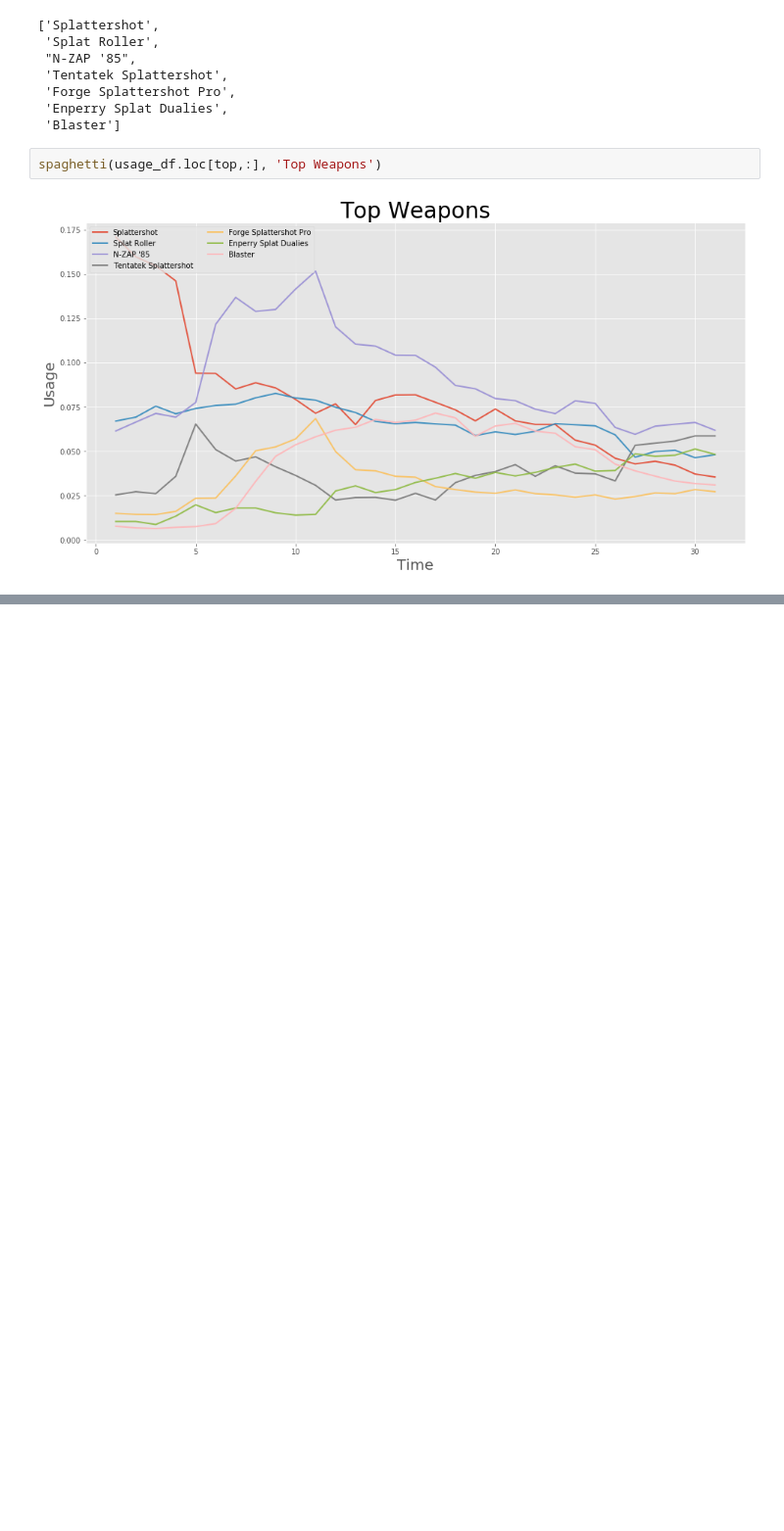
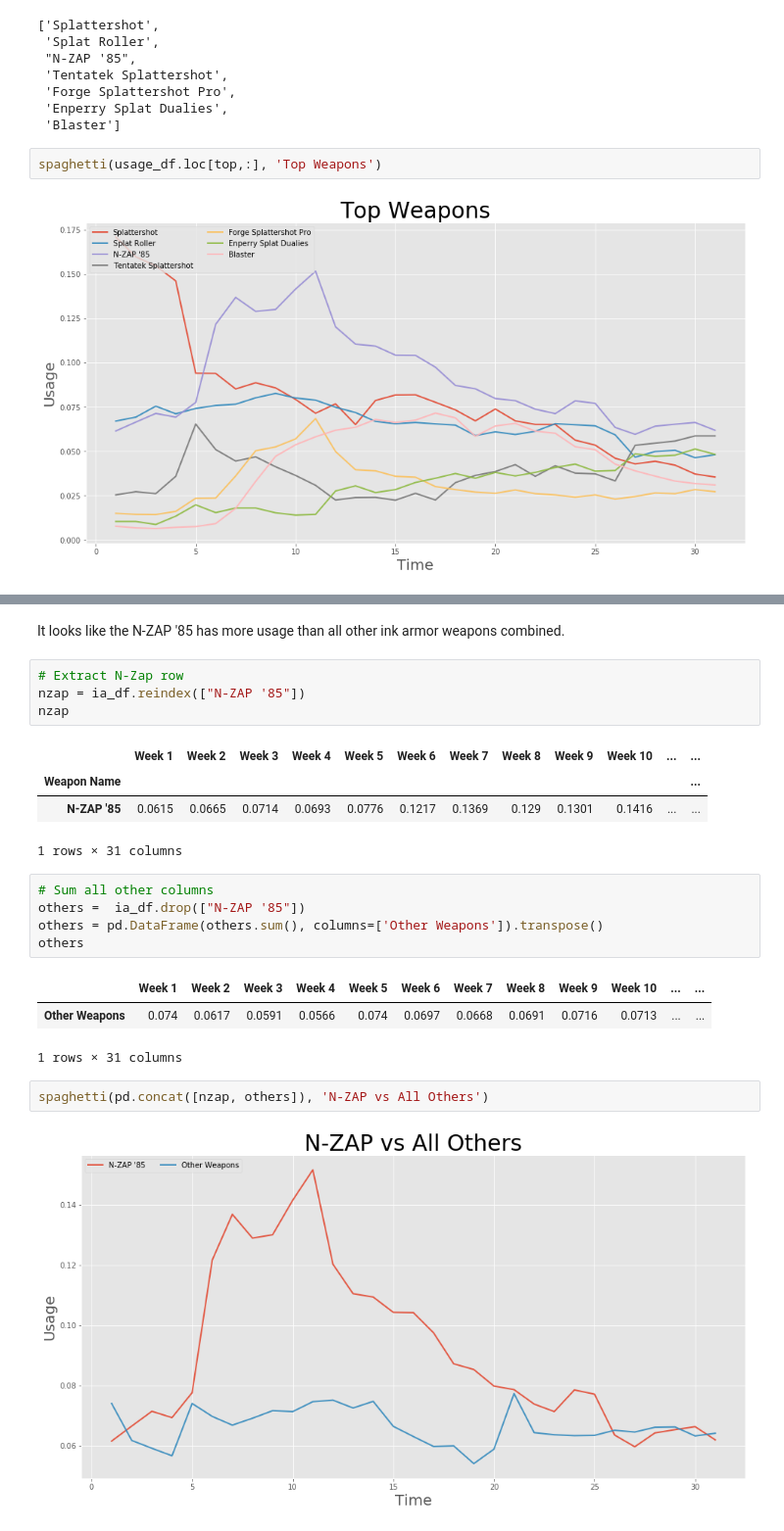
Before and after one commit to Rokushou/Splatoon2_Meta_EDA, a Jupyter notebook: EDA.ipynb, the cells around one changed output, grey strips where cells are left out. Shown at 98% size. Saved outputs shown, nothing was run; the diff lists cells and outputs as text; blank space fills up the shorter version.

```diff
--- a/EDA.ipynb
+++ b/EDA.ipynb
@@ -139,0 +152,24 @@ spaghetti(usage_df.loc[top,:], 'Top Weapons')
+# %% [markdown]
+It looks like the N-ZAP '85 has more usage than all other ink armor weapons combined.
+# %%
+# Extract N-Zap row
+nzap = ia_df.reindex(["N-ZAP '85"])
+nzap
+# %% [output]
+|  | Week 1 | Week 2 | Week 3 | Week 4 | Week 5 | Week 6 | Week 7 | Week 8 | Week 9 | Week 10 | ... | ... |
+| Weapon Name |  |  |  |  |  |  |  |  |  |  |  | ... |
+| N-ZAP '85 | 0.0615 | 0.0665 | 0.0714 | 0.0693 | 0.0776 | 0.1217 | 0.1369 | 0.129 | 0.1301 | 0.1416 | ... | ... |
+1 rows × 31 columns
+# %%
+# Sum all other columns
+others =  ia_df.drop(["N-ZAP '85"])
+others = pd.DataFrame(others.sum(), columns=['Other Weapons']).transpose()
+others
+# %% [output]
+|  | Week 1 | Week 2 | Week 3 | Week 4 | Week 5 | Week 6 | Week 7 | Week 8 | Week 9 | Week 10 | ... | ... |
+| Other Weapons | 0.074 | 0.0617 | 0.0591 | 0.0566 | 0.074 | 0.0697 | 0.0668 | 0.0691 | 0.0716 | 0.0713 | ... | ... |
+1 rows × 31 columns
+# %%
+spaghetti(pd.concat([nzap, others]), 'N-ZAP vs All Others')
+# %% [output]
+[figure, added]
```
Also changed, not shown: parts of 15 cells of this notebook.
